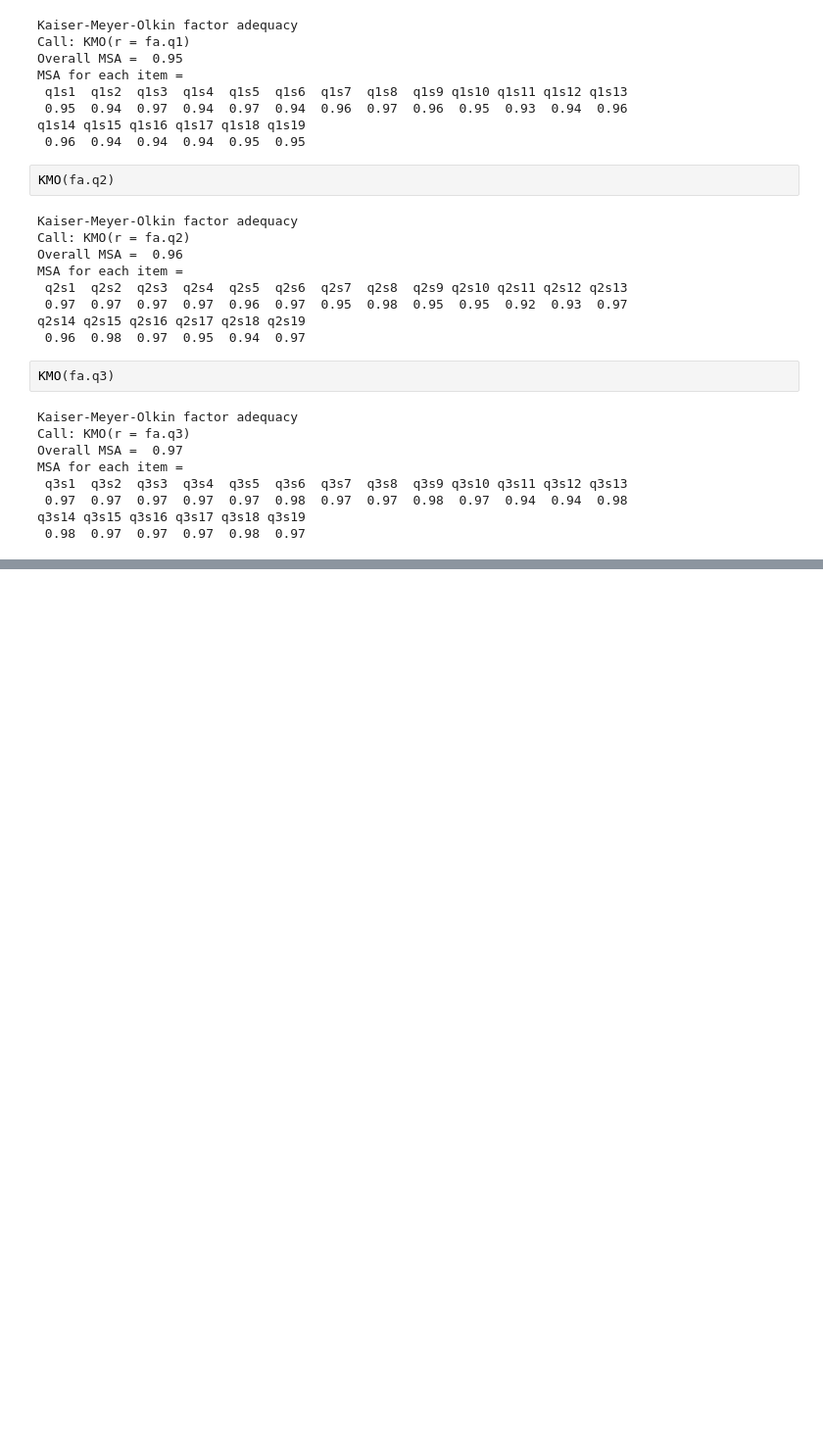
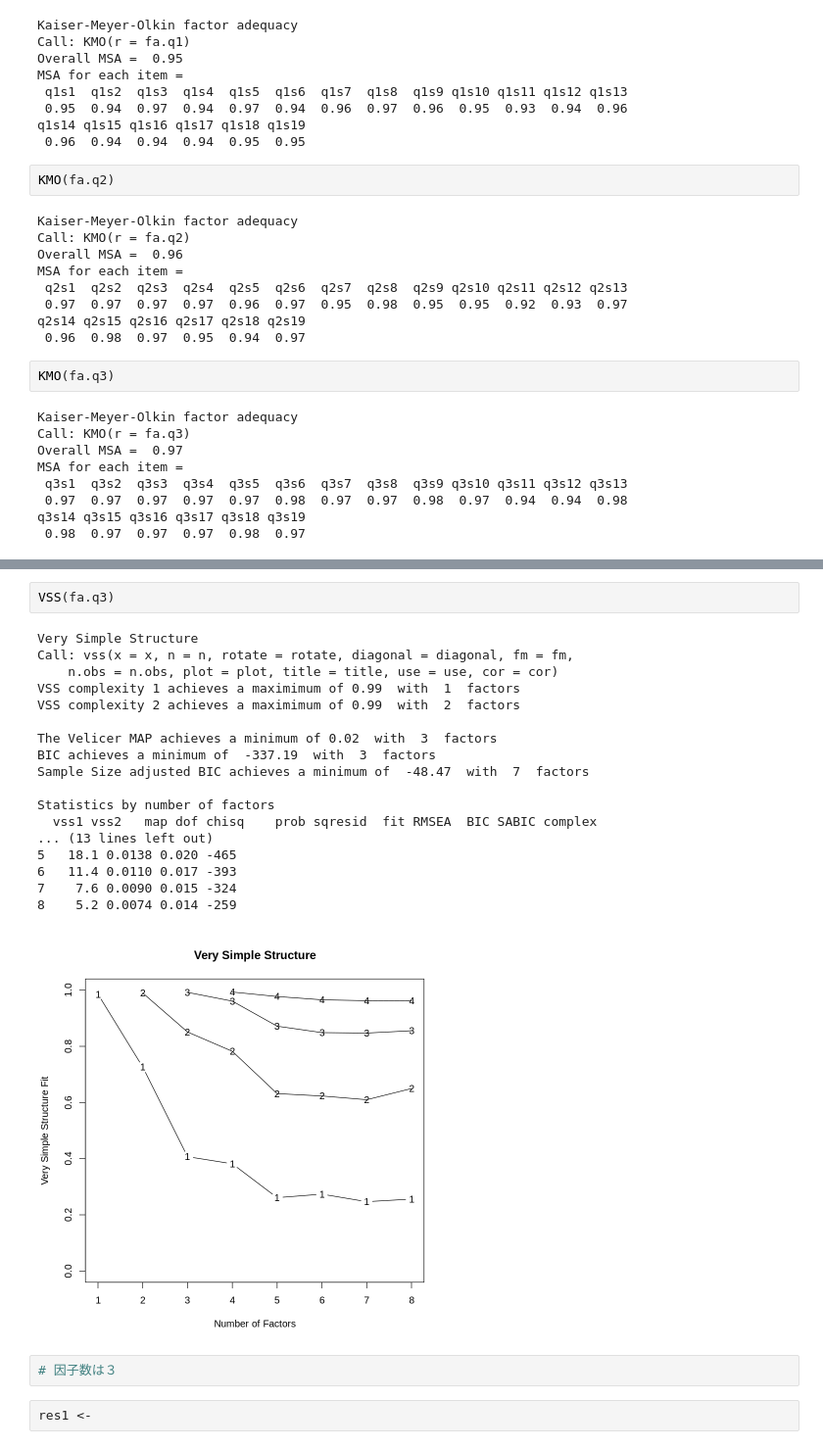
Before and after one commit to e4rll/kanmake, a Jupyter notebook: kanmake.ipynb, the cells around one changed output, grey strips where cells are left out. Shown at 98% size. Cells and saved outputs as stored; diff of their text form; blank space fills up the shorter version.

```diff
--- a/kanmake.ipynb
+++ b/kanmake.ipynb
@@ -463,0 +521,25 @@ q3s14 q3s15 q3s16 q3s17 q3s18 q3s19
+# %%
+VSS(fa.q3)
+# %% [output]
+Very Simple Structure
+Call: vss(x = x, n = n, rotate = rotate, diagonal = diagonal, fm = fm,
+    n.obs = n.obs, plot = plot, title = title, use = use, cor = cor)
+VSS complexity 1 achieves a maximimum of 0.99  with  1  factors
+VSS complexity 2 achieves a maximimum of 0.99  with  2  factors
+
+The Velicer MAP achieves a minimum of 0.02  with  3  factors
+BIC achieves a minimum of  -337.19  with  3  factors
+Sample Size adjusted BIC achieves a minimum of  -48.47  with  7  factors
+
+Statistics by number of factors
+  vss1 vss2   map dof chisq    prob sqresid  fit RMSEA  BIC SABIC complex
+... (13 lines left out)
+5   18.1 0.0138 0.020 -465
+6   11.4 0.0110 0.017 -393
+7    7.6 0.0090 0.015 -324
+8    5.2 0.0074 0.014 -259
+[figure, added]
+# %%
+# 因子数は３
+# %%
+res1 <-
```
Also changed, not shown: parts of 10 cells of this notebook.
